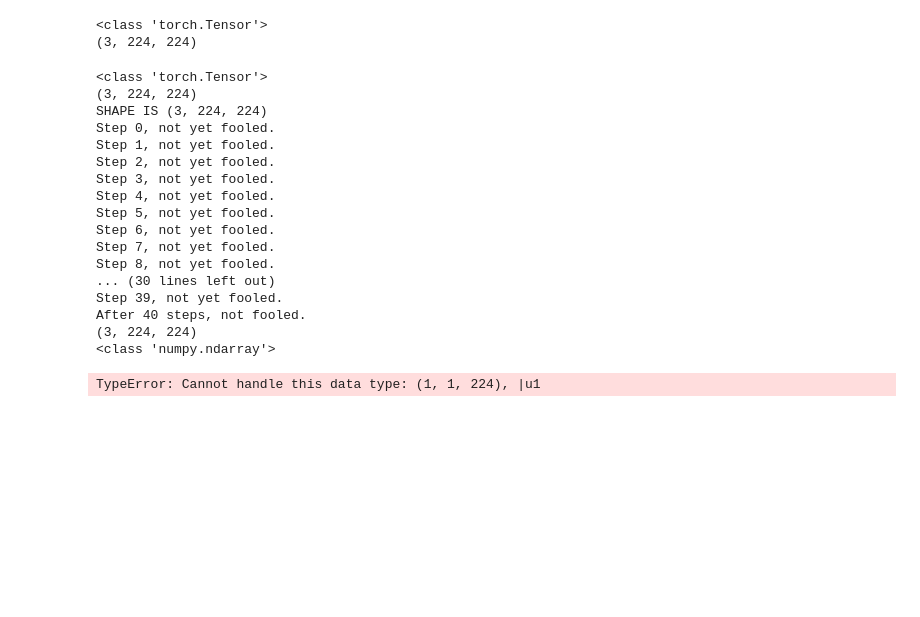
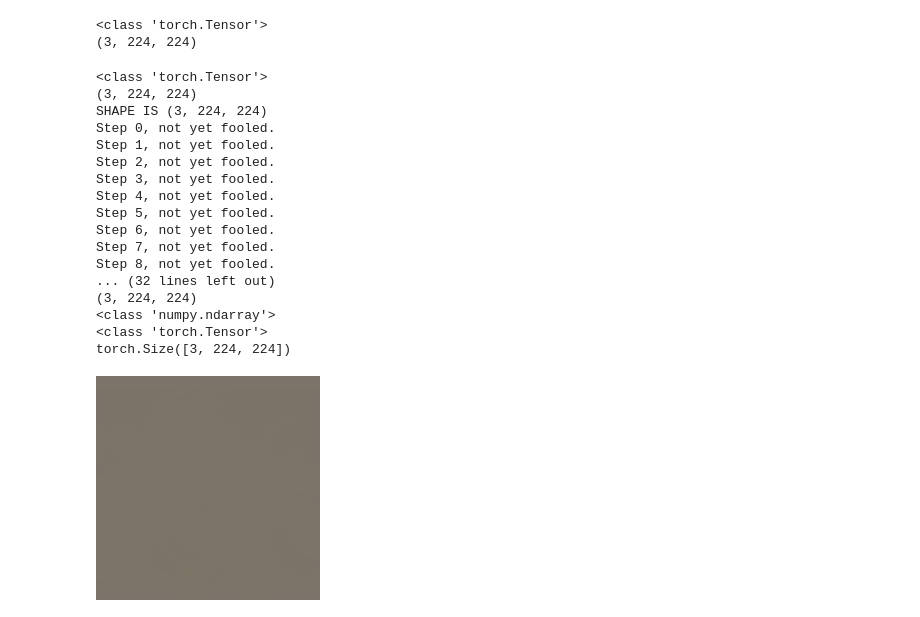
Before and after one commit to Zachary-Wenhao/IML-Team-Attack-Diffusion-Model, a Jupyter notebook: Dataset_generation.ipynb, the cells around one changed output. Drawn from its saved outputs; the diff is of its cells as text; code cells hidden in the pictures; blank space fills up the shorter version.

```diff
--- a/Dataset_generation.ipynb
+++ b/Dataset_generation.ipynb
@@ -173,28 +181,32 @@ def attack(classifier, image, label, adv_image, steps, checkpoint):
 # %%
 first_fish = train_dataset.__getitem__(0)[0]
 print(type(first_fish))
 print(np.array(first_fish).shape)
 first_frog = train_dataset.__getitem__(1500)[0]
 noised_image = attack(classifier=None, image=first_fish, label=0, adv_image=first_frog, steps=40, checkpoint=5)
 print(type(noised_image))
-image_modified = Image.fromarray(noised_image.astype('uint8'))
-image_modified.show()
+noised_image_tensor = torch.from_numpy(noised_image).float() / 255.0  # Scale to [0, 1]
+print(type(noised_image_tensor))
+print(noised_image_tensor.shape)
+# Pass the tensor to the function
+noised_image = tensor_to_pil_image(noised_image_tensor)
+display(noised_image)
 # %% [output]
 <class 'torch.Tensor'>
 (3, 224, 224)
 SHAPE IS (3, 224, 224)
 Step 0, not yet fooled.
 Step 1, not yet fooled.
 Step 2, not yet fooled.
 Step 3, not yet fooled.
 Step 4, not yet fooled.
 Step 5, not yet fooled.
 Step 6, not yet fooled.
 Step 7, not yet fooled.
 Step 8, not yet fooled.
-... (30 lines left out)
-Step 39, not yet fooled.
-After 40 steps, not fooled.
+... (32 lines left out)
 (3, 224, 224)
 <class 'numpy.ndarray'>
+<class 'torch.Tensor'>
+torch.Size([3, 224, 224])
-TypeError: Cannot handle this data type: (1, 1, 224), |u1
+[figure, added]
```
Also changed, not shown: parts of 1 cell of this notebook.
